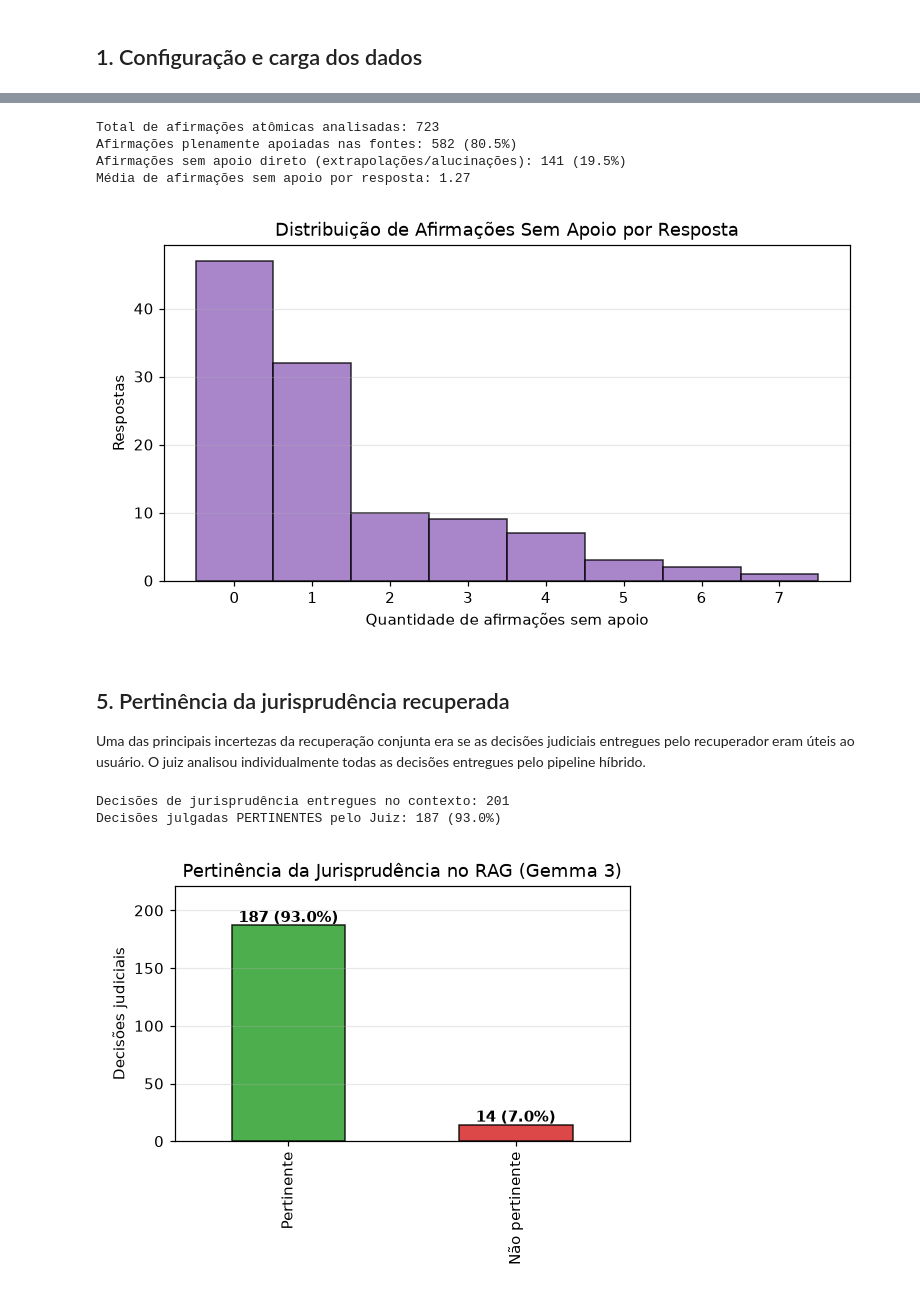
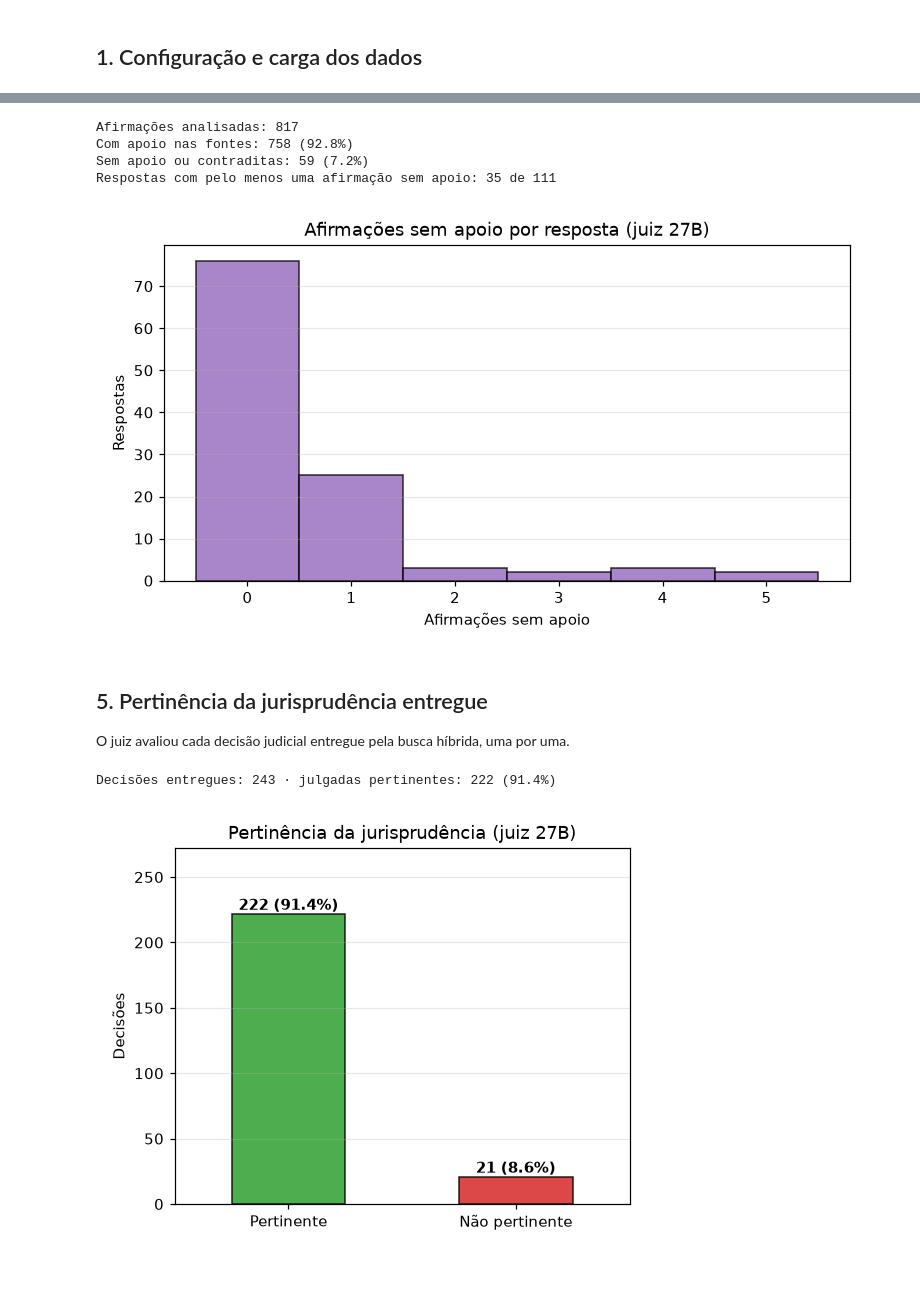
Before and after one commit to MayaraVieiraa/challenge3, a Jupyter notebook: notebooks/03_integracao/04_avaliacao.ipynb, the cells around one changed output, grey strips where cells are left out. Cells and saved outputs as stored; diff of their text form; code cells hidden in the pictures; blank space fills up the shorter version.

```diff
--- a/notebooks/03_integracao/04_avaliacao.ipynb
+++ b/notebooks/03_integracao/04_avaliacao.ipynb
@@ -31,6 +37,7 @@ import sys, json
 import pandas as pd
 import numpy as np
 import matplotlib.pyplot as plt
+from matplotlib.patches import Patch
 from IPython.display import display, Markdown
 
 ROOT = next(p for p in (Path.cwd(), *Path.cwd().parents) if (p / 'src/integracao').exists())
@@ -38,16 +45,21 @@ if str(ROOT) not in sys.path:
     sys.path.insert(0, str(ROOT))
 
 RELATORIOS = ROOT / 'reports/integracao/juiz'
-RELATORIOS.mkdir(parents=True, exist_ok=True)
-BASE_KAGGLE = ROOT / 'output/kaggle/juiz'
+BASE_KAGGLE = ROOT / 'output/kaggle/juiz_27b'
+APROVADA, REPROVADA, NEUTRA = '#2ca02c', '#d62728', '#7f7f7f'
 
-df_calib = pd.read_csv(RELATORIOS / 'calibracao.csv')
-df_julg = pd.read_csv(RELATORIOS / 'julgamentos.csv')
+df_calib = pd.read_csv(RELATORIOS / 'calibracao_27b.csv')
+df_julg = pd.read_csv(RELATORIOS / 'julgamentos_27b.csv')
+df_julg['id'] = df_julg.julgamento_id.str.removeprefix('ger_')
+df_humano = pd.read_csv(RELATORIOS / 'concordancia_humano_27b.csv')
+df_diag = pd.read_csv(RELATORIOS / 'diagnostico_especialista_27b.csv')
+df_fontes = pd.read_csv(RELATORIOS / 'marcacao_fontes_geracao.csv')
 
 julgamentos_completos = []
-arquivo_julg = BASE_KAGGLE / 'julgamentos.jsonl'
+arquivo_julg = BASE_KAGGLE / 'julgamentos.jsonl'   # fora do Git; só para os exemplos da seção 6
 if arquivo_julg.exists():
     julgamentos_completos = [json.loads(l) for l in arquivo_julg.read_text(encoding='utf-8').splitlines() if l.strip()]
 
-print(f'Carregados {len(df_calib)} casos de calibração e {len(df_julg)} respostas avaliadas.')
+print(f'Calibração: {len(df_calib)} · geração: {len(df_julg)} (válidos: {df_julg.valido.sum()}) · '
+      f'especialista: {len(df_humano)} · julgamentos completos locais: {len(julgamentos_completos)}')
 # %% [output]
@@ -145,54 +156,49 @@ O juiz decompôs cada resposta em suas afirmações atômicas e conferiu se cada
 # %%
-total_afirmacoes = df_julg['afirmacoes'].sum()
-total_sem_apoio = df_julg['sem_apoio'].sum()
-pct_apoiadas = (total_afirmacoes - total_sem_apoio) / total_afirmacoes * 100
-
-print(f'Total de afirmações atômicas analisadas: {total_afirmacoes}')
-print(f'Afirmações plenamente apoiadas nas fontes: {total_afirmacoes - total_sem_apoio} ({pct_apoiadas:.1f}%)')
-print(f'Afirmações sem apoio direto (extrapolações/alucinações): {total_sem_apoio} ({100 - pct_apoiadas:.1f}%)')
-print(f'Média de afirmações sem apoio por resposta: {df_julg["sem_apoio"].mean():.2f}')
+total_afirmacoes = int(validos['afirmacoes'].sum())
+total_sem_apoio = int(validos['sem_apoio'].sum())
+print(f'Afirmações analisadas: {total_afirmacoes}')
+print(f'Com apoio nas fontes: {total_afirmacoes - total_sem_apoio} ({(1 - total_sem_apoio / total_afirmacoes):.1%})')
+print(f'Sem apoio ou contraditas: {total_sem_apoio} ({total_sem_apoio / total_afirmacoes:.1%})')
+print(f'Respostas com pelo menos uma afirmação sem apoio: {(validos.sem_apoio > 0).sum()} de {len(validos)}')
 
 fig, ax = plt.subplots(figsize=(7, 4))
-ax.hist(df_julg['sem_apoio'], bins=range(0, int(df_julg['sem_apoio'].max()) + 2), color='#9467bd', edgecolor='black', alpha=0.8, align='left')
-ax.set_title('Distribuição de Afirmações Sem Apoio por Resposta')
-ax.set_xlabel('Quantidade de afirmações sem apoio')
+ax.hist(validos['sem_apoio'], bins=range(0, int(validos['sem_apoio'].max()) + 2), color='#9467bd',
+        edgecolor='black', alpha=0.8, align='left')
+ax.set_title('Afirmações sem apoio por resposta (juiz 27B)')
+ax.set_xlabel('Afirmações sem apoio')
 ax.set_ylabel('Respostas')
 ax.grid(axis='y', alpha=0.3)
 plt.tight_layout()
 plt.savefig(RELATORIOS / 'distribuicao_alucinacoes.png', dpi=150)
 plt.show()
 # %% [output]
-Total de afirmações atômicas analisadas: 723
-Afirmações plenamente apoiadas nas fontes: 582 (80.5%)
-Afirmações sem apoio direto (extrapolações/alucinações): 141 (19.5%)
-Média de afirmações sem apoio por resposta: 1.27
+Afirmações analisadas: 817
+Com apoio nas fontes: 758 (92.8%)
+Sem apoio ou contraditas: 59 (7.2%)
+Respostas com pelo menos uma afirmação sem apoio: 35 de 111
-[figure, old version]
+[figure, new version]
 # %% [markdown]
-## 5. Pertinência da jurisprudência recuperada
+## 5. Pertinência da jurisprudência entregue
 
-Uma das principais incertezas da recuperação conjunta era se as decisões judiciais entregues pelo recuperador eram úteis ao usuário. O juiz analisou individualmente todas as decisões entregues pelo pipeline híbrido.
+O juiz avaliou cada decisão judicial entregue pela busca híbrida, uma por uma.
 # %%
-entregue = df_julg['jurisprudencia_entregue'].sum()
-pertinente = df_julg['jurisprudencia_pertinente'].sum()
-pct_pertinente = (pertinente / entregue * 100) if entregue > 0 else 0
-
-print(f'Decisões de jurisprudência entregues no contexto: {entregue}')
-print(f'Decisões julgadas PERTINENTES pelo Juiz: {pertinente} ({pct_pertinente:.1f}%)')
+entregue = int(validos['jurisprudencia_entregue'].sum())
+pertinente = int(validos['jurisprudencia_pertinente'].sum())
+print(f'Decisões entregues: {entregue} · julgadas pertinentes: {pertinente} ({pertinente / entregue:.1%})')
 
 resumo_jus = pd.Series({'Pertinente': pertinente, 'Não pertinente': entregue - pertinente})
 fig, ax = plt.subplots(figsize=(5, 4))
-resumo_jus.plot(kind='bar', color=['#2ca02c', '#d62728'], edgecolor='black', ax=ax, alpha=0.85)
-ax.set_title('Pertinência da Jurisprudência no RAG (Gemma 3)')
-ax.set_ylabel('Decisões judiciais')
+resumo_jus.plot(kind='bar', color=[APROVADA, REPROVADA], edgecolor='black', ax=ax, alpha=0.85, rot=0)
+ax.set_title('Pertinência da jurisprudência (juiz 27B)')
+ax.set_ylabel('Decisões')
 for i, v in enumerate(resumo_jus):
-    ax.text(i, v + 3, f'{v} ({v/entregue*100:.1f}%)', ha='center', fontweight='bold')
-ax.set_ylim(0, entregue * 1.1)
+    ax.text(i, v + 3, f'{v} ({v / entregue:.1%})', ha='center', fontweight='bold')
+ax.set_ylim(0, entregue * 1.12)
 ax.grid(axis='y', alpha=0.3)
 plt.tight_layout()
 plt.savefig(RELATORIOS / 'pertinencia_jurisprudencia.png', dpi=150)
 plt.show()
 # %% [output]
-Decisões de jurisprudência entregues no contexto: 201
-Decisões julgadas PERTINENTES pelo Juiz: 187 (93.0%)
+Decisões entregues: 243 · julgadas pertinentes: 222 (91.4%)
-[figure, old version]
+[figure, new version]
 # %% [markdown]
```
Also changed, not shown: parts of 19 cells of this notebook, 11 other files.
